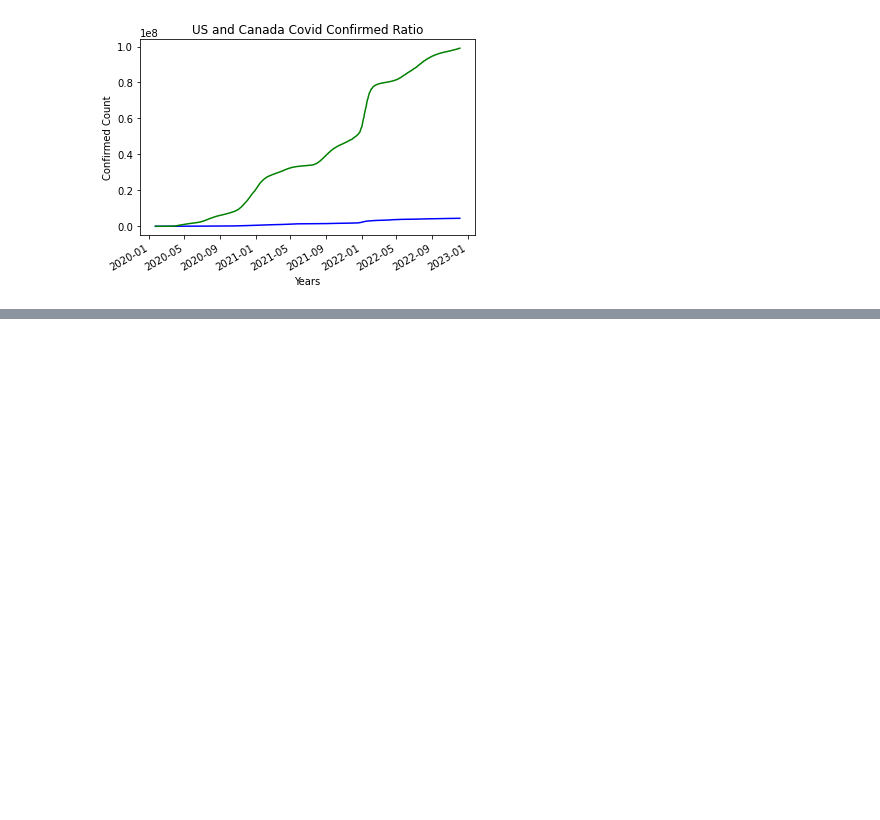
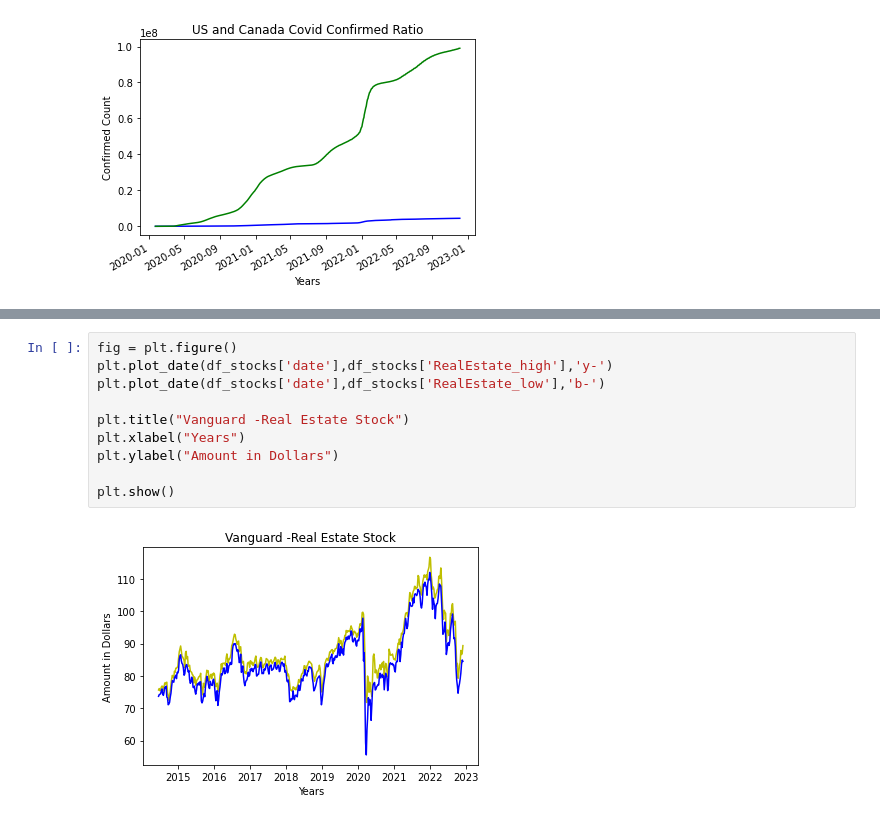
Before and after one commit to AIDA-Saskatchewan-polytechnic/Final_Project_by_Jeslin-Abitha, a Jupyter notebook: Final_Project.ipynb, the cells around one changed output, grey strips where cells are left out. Drawn from its saved outputs; the diff is of its cells as text; blank space fills up the shorter version.

```diff
--- a/Final_Project.ipynb
+++ b/Final_Project.ipynb
@@ -402,0 +439,12 @@ plt.show()
+# %%
+fig = plt.figure()
+plt.plot_date(df_stocks['date'],df_stocks['RealEstate_high'],'y-')
+plt.plot_date(df_stocks['date'],df_stocks['RealEstate_low'],'b-')
+
+plt.title("Vanguard -Real Estate Stock")
+plt.xlabel("Years")
+plt.ylabel("Amount in Dollars")
+
+plt.show()
+# %% [output]
+[figure, added]
```
Also changed, not shown: parts of 5 cells of this notebook.
